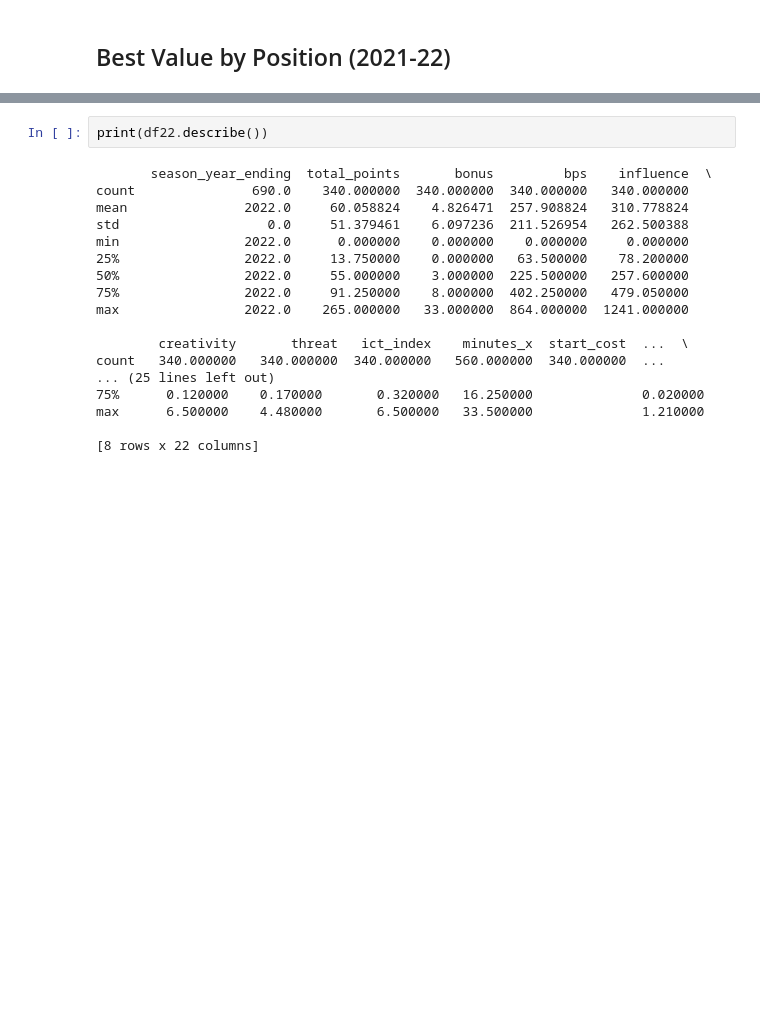
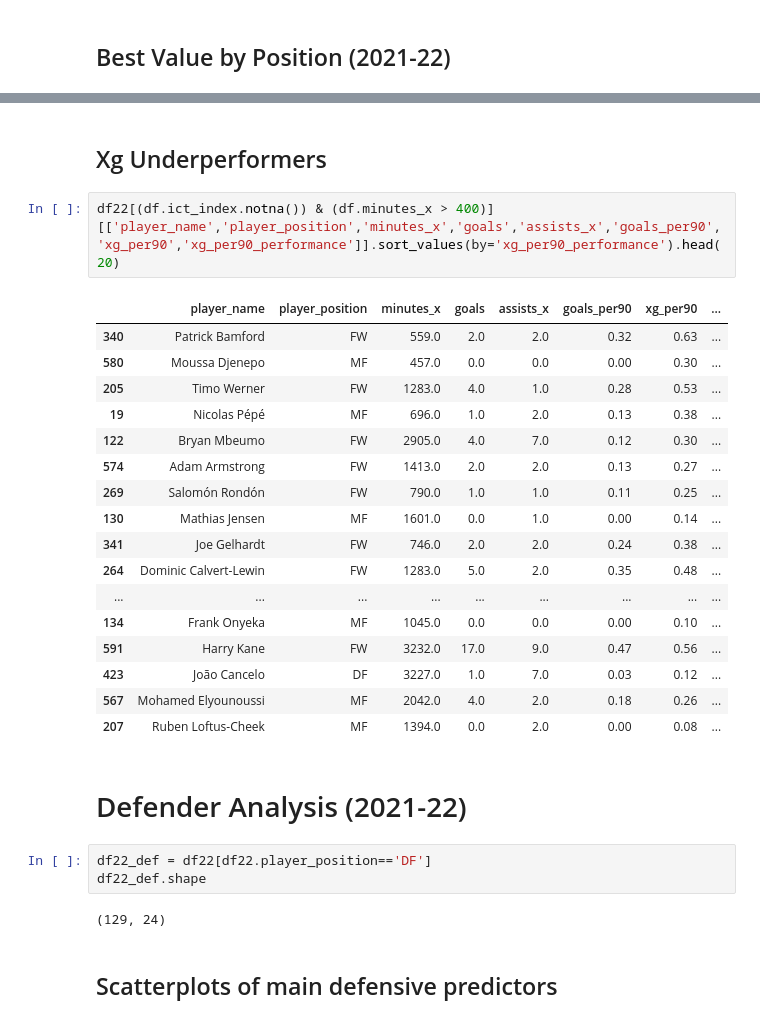
Before and after one commit to adam-englund/data-analysis, a Jupyter notebook: fantasy-premier-league/analysis/fpl_analysis.ipynb, the cells around one changed output, grey strips where cells are left out. Saved outputs shown, nothing was run; the diff lists cells and outputs as text; blank space fills up the shorter version.

Commit message:
fpl analysis updates

```diff
--- a/fantasy-premier-league/analysis/fpl_analysis.ipynb
+++ b/fantasy-premier-league/analysis/fpl_analysis.ipynb
@@ -285,23 +303,34 @@ df22_fw.sort_values(by='total_points', ascending=False)
 | 161 | Neal Maupay | FW | 98.0 | 6.5 | 15.076923 | 2276.0 | 295.0 | 143.5 | ... |
 | 569 | Armando Broja | FW | 92.0 | 5.0 | 18.400000 | 1975.0 | 234.0 | 115.6 | ... |
 | 170 | Danny Welbeck | FW | 89.0 | 6.0 | 14.833333 | 1478.0 | 247.0 | 117.8 | ... |
-# %%
-print(df22.describe())
-# %% [output]
-       season_year_ending  total_points       bonus         bps    influence  \
-count               690.0    340.000000  340.000000  340.000000   340.000000
-mean               2022.0     60.058824    4.826471  257.908824   310.778824
-std                   0.0     51.379461    6.097236  211.526954   262.500388
-min                2022.0      0.000000    0.000000    0.000000     0.000000
-25%                2022.0     13.750000    0.000000   63.500000    78.200000
-50%                2022.0     55.000000    3.000000  225.500000   257.600000
-75%                2022.0     91.250000    8.000000  402.250000   479.050000
-max                2022.0    265.000000   33.000000  864.000000  1241.000000
-
-        creativity       threat   ict_index    minutes_x  start_cost  ...  \
-count   340.000000   340.000000  340.000000   560.000000  340.000000  ...
-... (25 lines left out)
-75%      0.120000    0.170000       0.320000   16.250000              0.020000
-max      6.500000    4.480000       6.500000   33.500000              1.210000
-
-[8 rows x 22 columns]
+# %% [markdown]
+## Xg Underperformers
+# %%
+df22[(df.ict_index.notna()) & (df.minutes_x > 400)][['player_name','player_position','minutes_x','goals','assists_x','goals_per90','xg_per90','xg_per90_performance']].sort_values(by='xg_per90_performance').head(20)
+# %% [output]
+|  | player_name | player_position | minutes_x | goals | assists_x | goals_per90 | xg_per90 | ... |
+| 340 | Patrick Bamford | FW | 559.0 | 2.0 | 2.0 | 0.32 | 0.63 | ... |
+| 580 | Moussa Djenepo | MF | 457.0 | 0.0 | 0.0 | 0.00 | 0.30 | ... |
+| 205 | Timo Werner | FW | 1283.0 | 4.0 | 1.0 | 0.28 | 0.53 | ... |
+| 19 | Nicolas Pépé | MF | 696.0 | 1.0 | 2.0 | 0.13 | 0.38 | ... |
+| 122 | Bryan Mbeumo | FW | 2905.0 | 4.0 | 7.0 | 0.12 | 0.30 | ... |
+| 574 | Adam Armstrong | FW | 1413.0 | 2.0 | 2.0 | 0.13 | 0.27 | ... |
+| 269 | Salomón Rondón | FW | 790.0 | 1.0 | 1.0 | 0.11 | 0.25 | ... |
+| 130 | Mathias Jensen | MF | 1601.0 | 0.0 | 1.0 | 0.00 | 0.14 | ... |
+| 341 | Joe Gelhardt | FW | 746.0 | 2.0 | 2.0 | 0.24 | 0.38 | ... |
+| 264 | Dominic Calvert-Lewin | FW | 1283.0 | 5.0 | 2.0 | 0.35 | 0.48 | ... |
+| ... | ... | ... | ... | ... | ... | ... | ... | ... |
+| 134 | Frank Onyeka | MF | 1045.0 | 0.0 | 0.0 | 0.00 | 0.10 | ... |
+| 591 | Harry Kane | FW | 3232.0 | 17.0 | 9.0 | 0.47 | 0.56 | ... |
+| 423 | João Cancelo | DF | 3227.0 | 1.0 | 7.0 | 0.03 | 0.12 | ... |
+| 567 | Mohamed Elyounoussi | MF | 2042.0 | 4.0 | 2.0 | 0.18 | 0.26 | ... |
+| 207 | Ruben Loftus-Cheek | MF | 1394.0 | 0.0 | 2.0 | 0.00 | 0.08 | ... |
+# %% [markdown]
+# Defender Analysis (2021-22)
+# %%
+df22_def = df22[df22.player_position=='DF']
+df22_def.shape
+# %% [output]
+(129, 24)
+# %% [markdown]
+## Scatterplots of main defensive predictors
```
Also changed, not shown: parts of 12 cells of this notebook, 2 other files.
